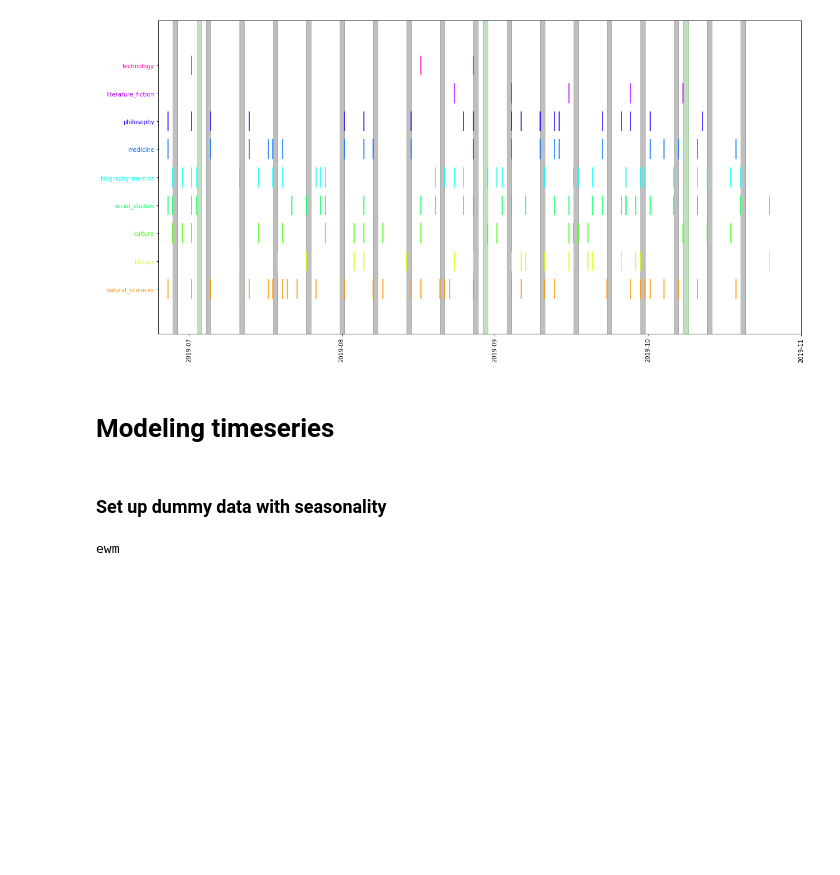
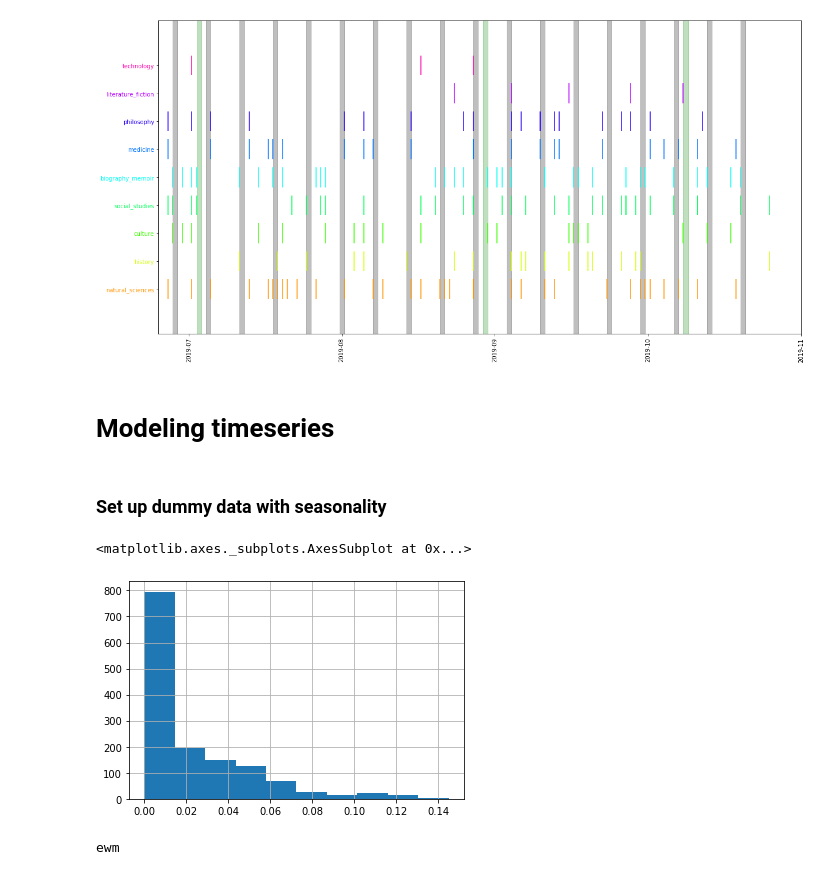
Before and after one commit to craig0a/utilities, a Jupyter notebook: Plotting_demos.ipynb, the cells around one changed output. Saved outputs shown, nothing was run; the diff lists cells and outputs as text; code cells hidden in the pictures; blank space fills up the shorter version.

Commit message:
Debugging timeseries analysis

```diff
--- a/Plotting_demos.ipynb
+++ b/Plotting_demos.ipynb
@@ -545,6 +545,13 @@ method_parameters = [('ewm', # local trends only, no seasonal component
                      #                                    8765.8125 # hours per year, including leap years
                      #                                   ))})
                     ]
+# %%
+timeseries_subset = timeseries.loc[pd.to_datetime('2029-01-01'):pd.to_datetime('2029-03-01')]
+# %%
+timeseries_subset['fraction of book read'].hist()
+# %% [output]
+<matplotlib.axes._subplots.AxesSubplot at 0x...>
+[figure, added]
 # %%
 for method, training_window, prediction_window, parameters in method_parameters:
     print(method)
```
Also changed, not shown: parts of 4 cells of this notebook, 1 other file.
